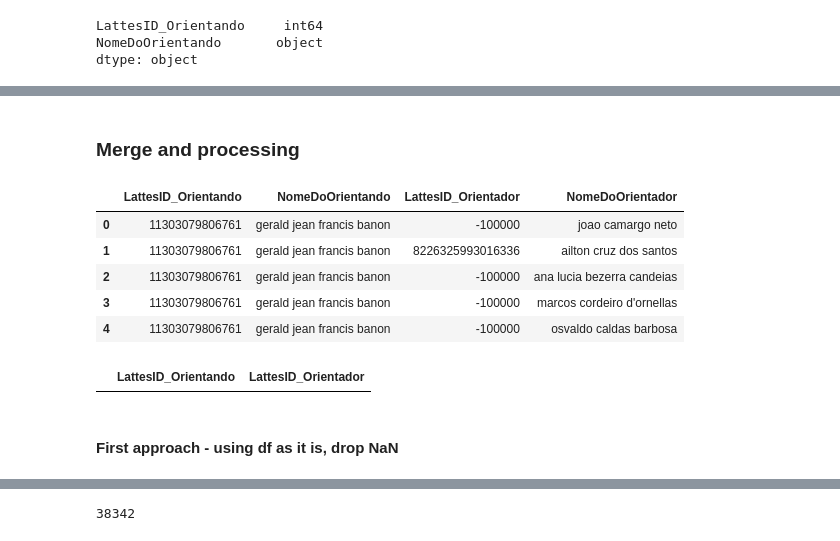
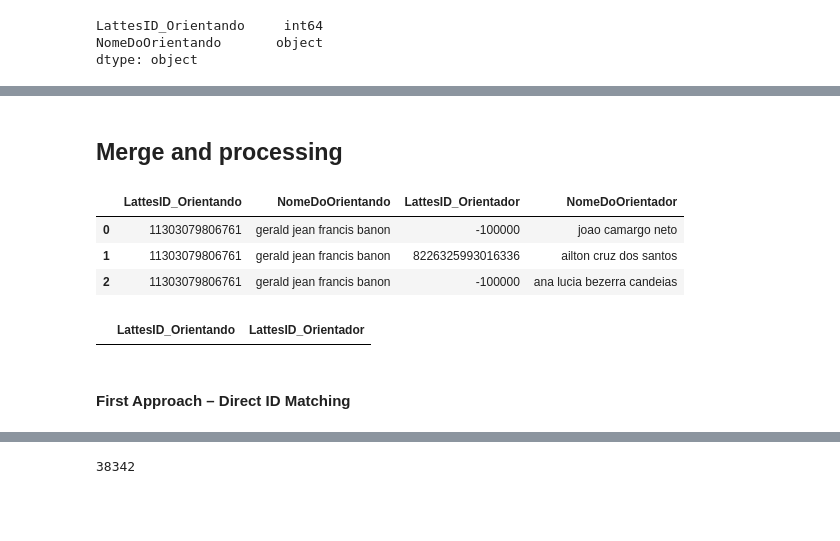
Before and after one commit to yagoprimerano/Network-Analysis-Lattes, a Jupyter notebook: notebooks/3.orientacoes.ipynb, the cells around one changed output, grey strips where cells are left out. Cells and saved outputs as stored; diff of their text form; code cells hidden in the pictures; blank space fills up the shorter version.

```diff
--- a/notebooks/3.orientacoes.ipynb
+++ b/notebooks/3.orientacoes.ipynb
@@ -81,19 +253,17 @@ dtype: object
 # %% [markdown]
-### Merge and processing
+## Merge and processing
 # %%
-# merge both dataframes
-df = df_orien.merge(df_geral, on='LattesID_Orientando')
+# merge both dataframes on 'LattesID_Orientando'
+df_merged = df_orien.merge(df_geral, on='LattesID_Orientando')
 # %%
 # ordering columns for better interpretation
-df = df[['LattesID_Orientando', 'NomeDoOrientando', 'LattesID_Orientador', 'NomeDoOrientador']]
+df_merged = df_merged[['LattesID_Orientando', 'NomeDoOrientando', 'LattesID_Orientador', 'NomeDoOrientador']]
 # %%
-df.head()
+df_merged.head(3)
 # %% [output]
 |  | LattesID_Orientando | NomeDoOrientando | LattesID_Orientador | NomeDoOrientador |
 | 0 | 11303079806761 | gerald jean francis banon | -100000 | joao camargo neto |
 | 1 | 11303079806761 | gerald jean francis banon | 8226325993016336 | ailton cruz dos santos |
 | 2 | 11303079806761 | gerald jean francis banon | -100000 | ana lucia bezerra candeias |
-| 3 | 11303079806761 | gerald jean francis banon | -100000 | marcos cordeiro d'ornellas |
-| 4 | 11303079806761 | gerald jean francis banon | -100000 | osvaldo caldas barbosa |
 # %%
 # this is going to be our final dataframe
@@ -102,5 +272,5 @@ df_orient
 # %% [output]
 |  | LattesID_Orientando | LattesID_Orientador |
 # %% [markdown]
-#### First approach - using df as it is, drop NaN
+#### First Approach – Direct ID Matching
 # %%
```
Also changed, not shown: parts of 79 cells of this notebook, 9 other files.
